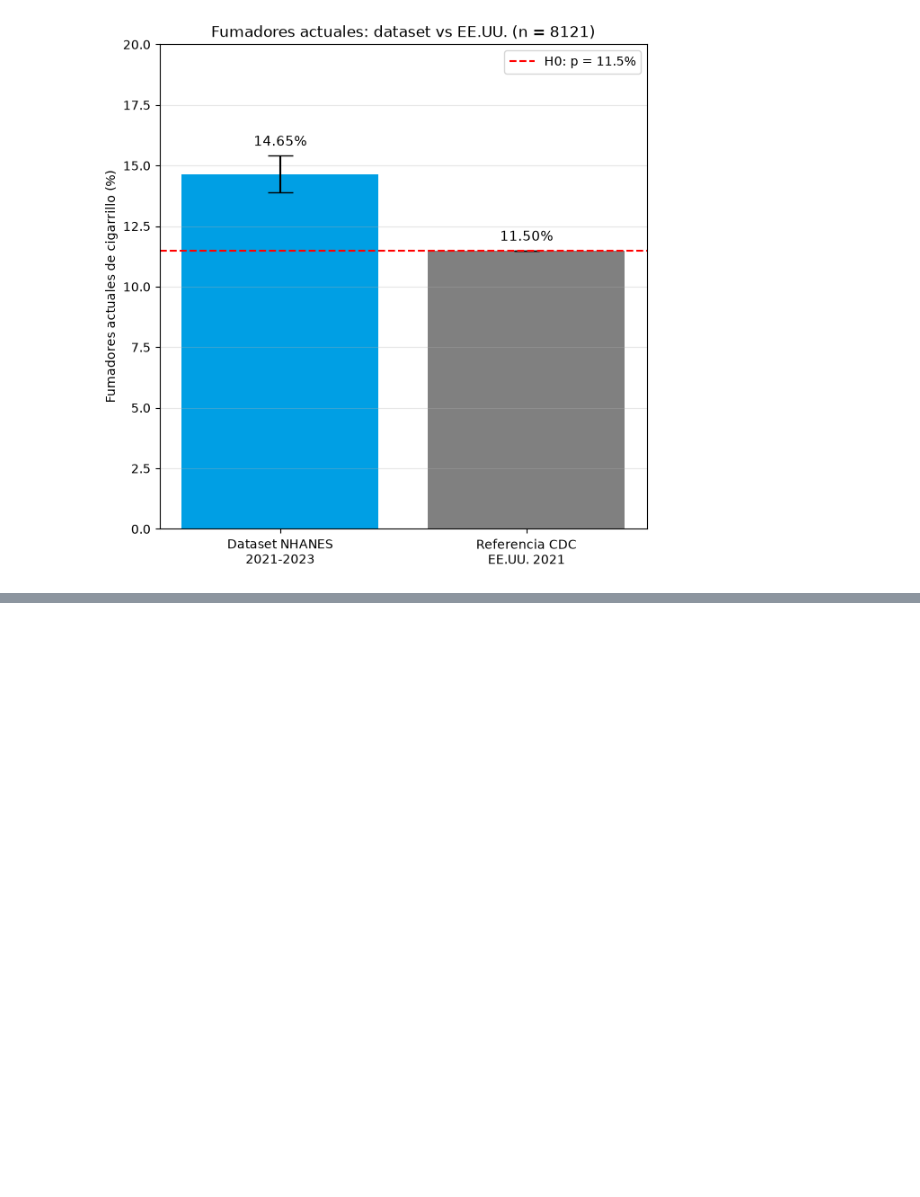
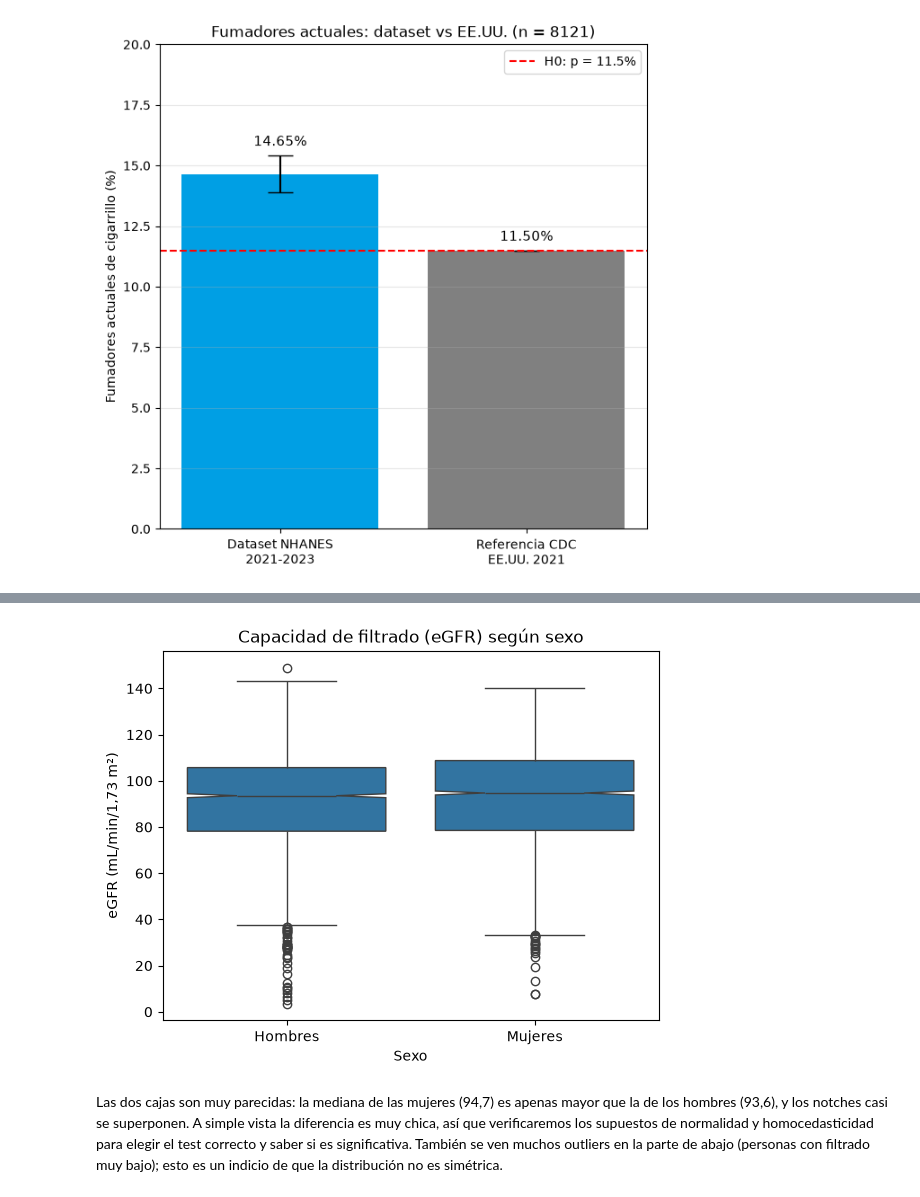
Before and after one commit to FranGonzalez354/TPE_fundamentos, a Jupyter notebook: CodeTPE.ipynb, the cells around one changed output, grey strips where cells are left out. Saved outputs shown, nothing was run; the diff lists cells and outputs as text; code cells hidden in the pictures; blank space fills up the shorter version.

```diff
--- a/CodeTPE.ipynb
+++ b/CodeTPE.ipynb
@@ -200,6 +195,0 @@ Según la metadata, `ckd_stage` vale `Unknown` cuando no se pudo asignar una eta
-# %%
-data.loc[data["ckd_stage"].isna(), "ckd_present"] = np.nan
-
-print(f"Registros con etapa desconocida: {data['ckd_stage'].isna().sum()}")
-print(data["ckd_stage"].value_counts())
-print(data["ckd_present"].value_counts())
@@ -443,0 +496,11 @@ Test Chi-cuadrado: Estadístico = 4463.709, p-valor = 0.0000e+00
+# %%
+adultos_con_egfr = data[(data["egfr"].notna()) & (data["age"] >= 18)]
+
+egfr_hombres = adultos_con_egfr[adultos_con_egfr["gender"] == "Male"]["egfr"]
+egfr_mujeres = adultos_con_egfr[adultos_con_egfr["gender"] == "Female"]["egfr"]
+
+print(f"Adultos con eGFR: {len(adultos_con_egfr)}")
+print(f"Hombres: {len(egfr_hombres)}")
+print(f"Mujeres: {len(egfr_mujeres)}")
+
+adultos_con_egfr.groupby("gender")["egfr"].describe().round(2)
@@ -443,0 +519,13 @@ Test Chi-cuadrado: Estadístico = 4463.709, p-valor = 0.0000e+00
+# %%
+import seaborn as sns
+
+sns.boxplot(x="gender", y="egfr", data=adultos_con_egfr, order=["Male", "Female"], notch=True)
+plt.title("Capacidad de filtrado (eGFR) según sexo")
+plt.xlabel("Sexo")
+plt.xticks(ticks=[0, 1], labels=["Hombres", "Mujeres"])
+plt.ylabel("eGFR (mL/min/1,73 m²)")
+plt.show()
+# %% [output]
+[figure, added]
+# %% [markdown]
+Las dos cajas son muy parecidas: la mediana de las mujeres (94,7) es apenas mayor que la de los hombres (93,6), y los notches casi se superponen. A simple vista la diferencia es muy chica, así que verificaremos los supuestos de normalidad y homocedasticidad para elegir el test correcto y saber si es significativa. También se ven muchos outliers en la parte de abajo (personas con filtrado muy bajo); esto es un indicio de que la distribución no es simétrica.
```
Also changed, not shown: parts of 66 cells of this notebook.
